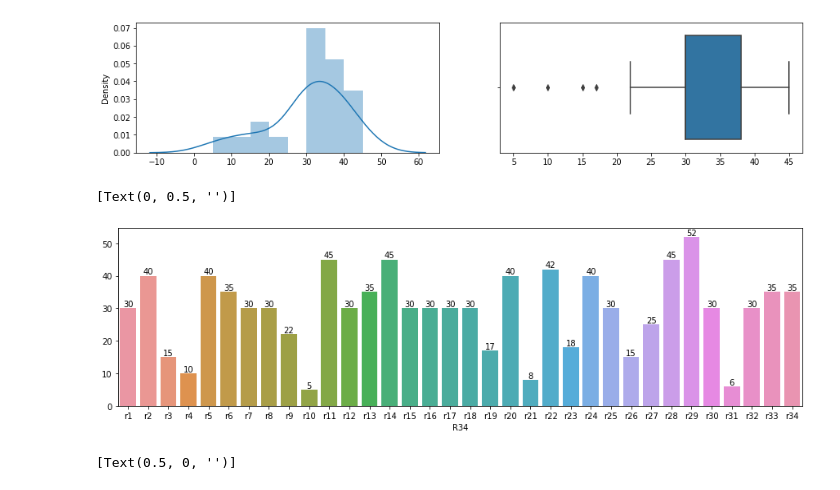
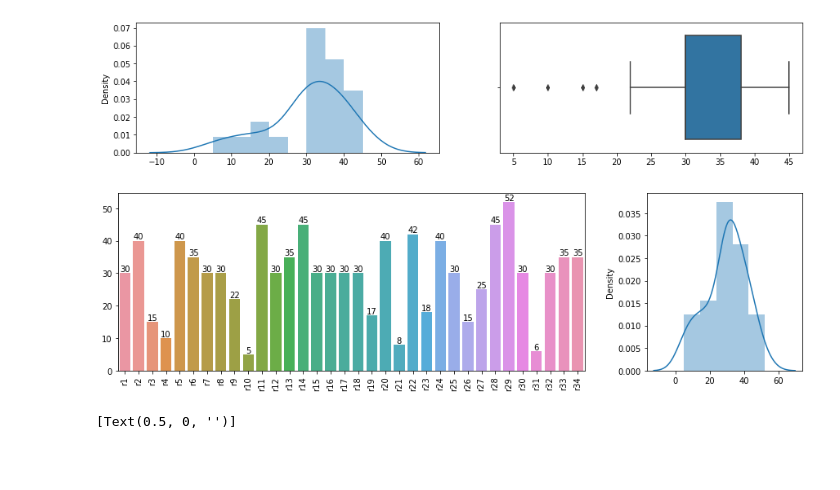
Before and after one commit to hopemini/codingWithPython, a Jupyter notebook: paper_data/test_dataset.ipynb, the cells around one changed output. Cells and saved outputs as stored; diff of their text form; code cells hidden in the pictures; blank space fills up the shorter version.

```diff
--- a/paper_data/test_dataset.ipynb
+++ b/paper_data/test_dataset.ipynb
@@ -67,13 +56,19 @@ ax.set(xlabel=None)
 [figure]
 # %%
 plt.figure(figsize=(15,4))
-#plt.xticks(rotation=90)
+gs = gridspec.GridSpec(1, 2, width_ratios=[3, 1])
+plt.subplot(gs[0])
+plt.xticks(rotation=90)
 ax = sns.barplot(x='R34', y='Number', data=df_r)
 ax.bar_label(ax.containers[0])
+ax.set(xlabel=None)
 ax.set(ylabel=None)
+plt.subplot(gs[1])
+ax = sns.distplot(df_r['Number'])
+ax.set(xlabel=None)
+plt.savefig('r34_dist.png')
 # %% [output]
-[Text(0, 0.5, '')]
-[figure, old version]
+[figure, new version]
 # %%
 plt.figure(figsize=(15,3))
 plt.subplot(1,2,1)
```
Also changed, not shown: parts of 3 cells of this notebook.
